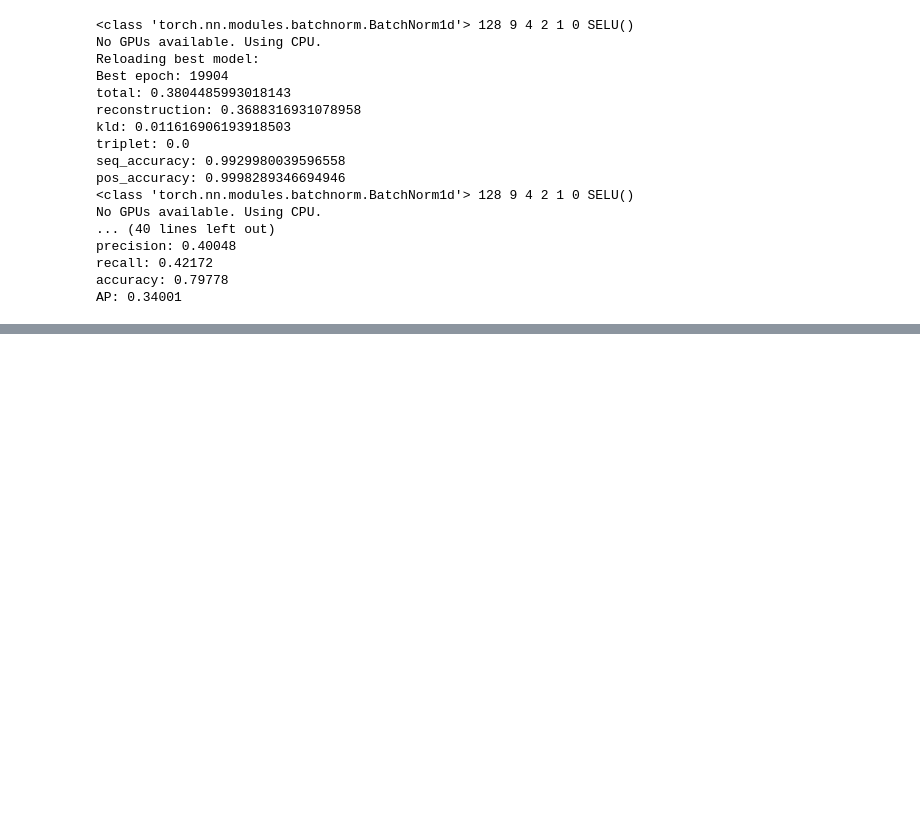
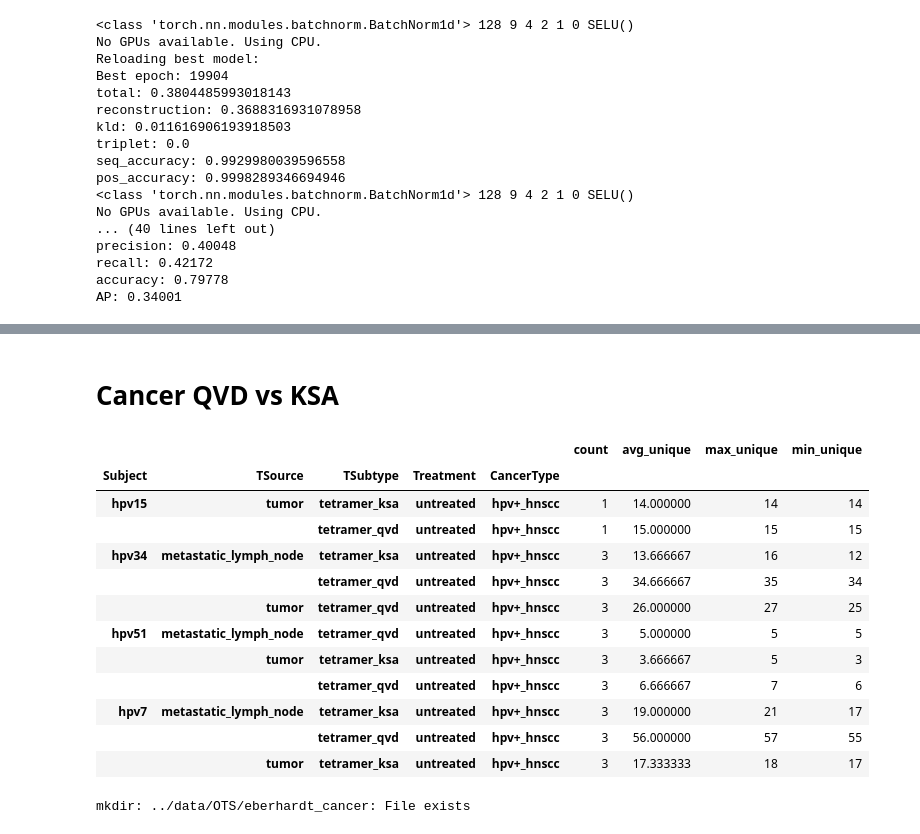
Before and after one commit to richieYT-wan/tclustr, a Jupyter notebook: notebooks/240916_extra_experiments.ipynb, the cells around one changed output, grey strips where cells are left out. Cells and saved outputs as stored; diff of their text form; code cells hidden in the pictures; blank space fills up the shorter version.

Commit message:
added mixed cancer scripts

```diff
--- a/notebooks/240916_extra_experiments.ipynb
+++ b/notebooks/240916_extra_experiments.ipynb
@@ -125,0 +211,2 @@ get_latent_df(os_notrp, garner)
+# %% [markdown]
+# Cancer QVD vs KSA
@@ -125,0 +257,26 @@ get_latent_df(os_notrp, garner)
+# %%
+ebh = pd.read_csv('../data/OTS/metadata/cancer_eberhardt.csv')
+ksa_paths = ebh.query('TSubtype.str.contains("ksa")')['relpath'].unique()
+qvd_paths = ebh.query('TSubtype.str.contains("qvd")')['relpath'].unique()
+# %%
+# Two HPV-specific peptides tetramers : QVDYYGLYY (A0101), KSAIVTLTY (A01-01)
+# and PD-1+ for the immune blockade pathway
+tmp = ebh.query('Author.str.contains("Eber") and TSubtype.str.contains("tetramer") and Subject in ["hpv15","hpv34", "hpv51", "hpv7"]')
+tmp.groupby(['Subject','TSource', 'TSubtype', 'Treatment', 'CancerType']).agg(count=('n_seq','count'),
+                                                                              avg_unique = ('n_unique', 'mean'),
+                                                                              max_unique = ('n_unique', 'max'),
+                                                                              min_unique = ('n_unique', 'min'))
+# %% [output]
+|  |  |  |  |  | count | avg_unique | max_unique | min_unique |
+| Subject | TSource | TSubtype | Treatment | CancerType |  |  |  |  |
+| hpv15 | tumor | tetramer_ksa | untreated | hpv+_hnscc | 1 | 14.000000 | 14 | 14 |
+|  |  | tetramer_qvd | untreated | hpv+_hnscc | 1 | 15.000000 | 15 | 15 |
+| hpv34 | metastatic_lymph_node | tetramer_ksa | untreated | hpv+_hnscc | 3 | 13.666667 | 16 | 12 |
+|  |  | tetramer_qvd | untreated | hpv+_hnscc | 3 | 34.666667 | 35 | 34 |
+|  | tumor | tetramer_qvd | untreated | hpv+_hnscc | 3 | 26.000000 | 27 | 25 |
+| hpv51 | metastatic_lymph_node | tetramer_qvd | untreated | hpv+_hnscc | 3 | 5.000000 | 5 | 5 |
+|  | tumor | tetramer_ksa | untreated | hpv+_hnscc | 3 | 3.666667 | 5 | 3 |
+|  |  | tetramer_qvd | untreated | hpv+_hnscc | 3 | 6.666667 | 7 | 6 |
+| hpv7 | metastatic_lymph_node | tetramer_ksa | untreated | hpv+_hnscc | 3 | 19.000000 | 21 | 17 |
+|  |  | tetramer_qvd | untreated | hpv+_hnscc | 3 | 56.000000 | 57 | 55 |
+|  | tumor | tetramer_ksa | untreated | hpv+_hnscc | 3 | 17.333333 | 18 | 17 |
@@ -125,0 +305,8 @@ get_latent_df(os_notrp, garner)
+# %%
+%mkdir ../data/OTS/eberhardt_cancer
+hpv34.to_csv('../data/OTS/eberhardt_cancer/hpv34_mixed_qvd_ksa.txt', index=False)
+hpv15.to_csv('../data/OTS/eberhardt_cancer/hpv15_mixed_qvd_ksa.txt', index=False)
+hpv51.to_csv('../data/OTS/eberhardt_cancer/hpv51_mixed_qvd_ksa.txt', index=False)
+hpv7.to_csv('../data/OTS/eberhardt_cancer/hpv7_mixed_qvd_ksa.txt', index=False)
+# %% [output]
+mkdir: ../data/OTS/eberhardt_cancer: File exists
```
Also changed, not shown: parts of 14 cells of this notebook, 13 other files.
